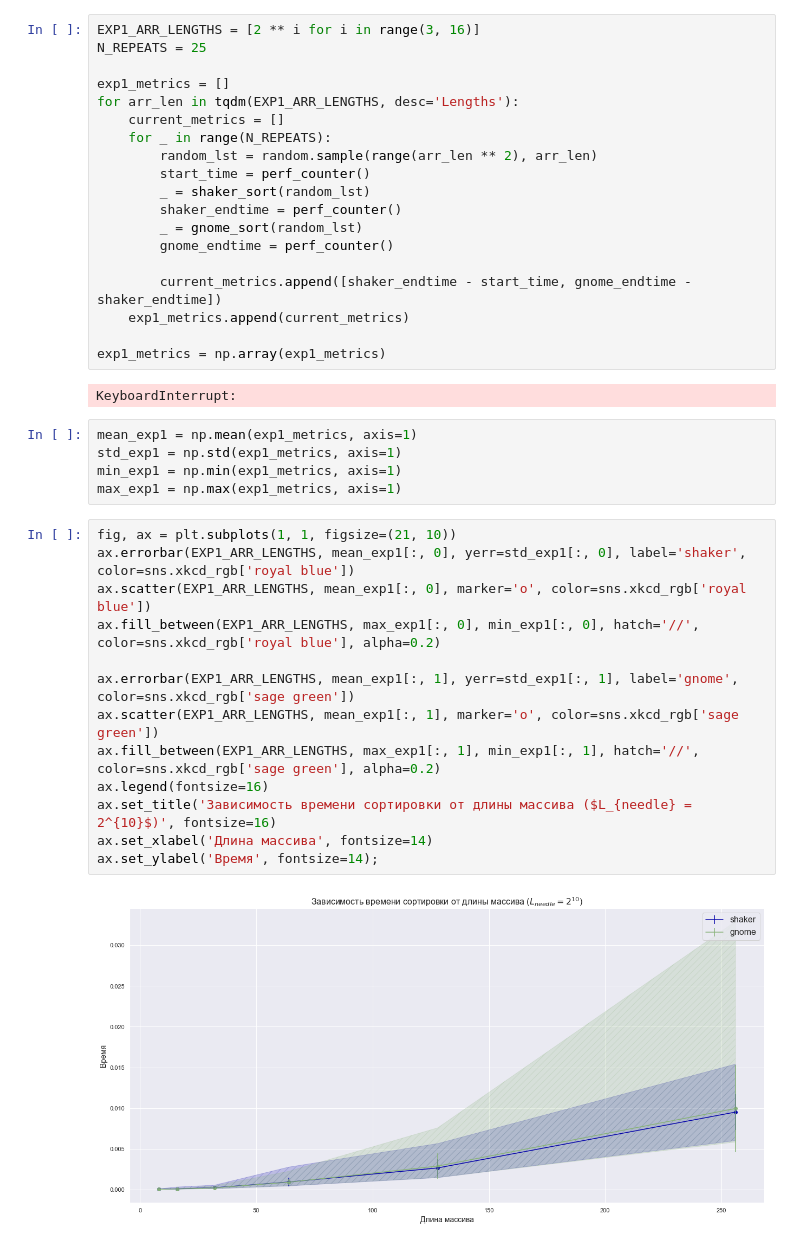
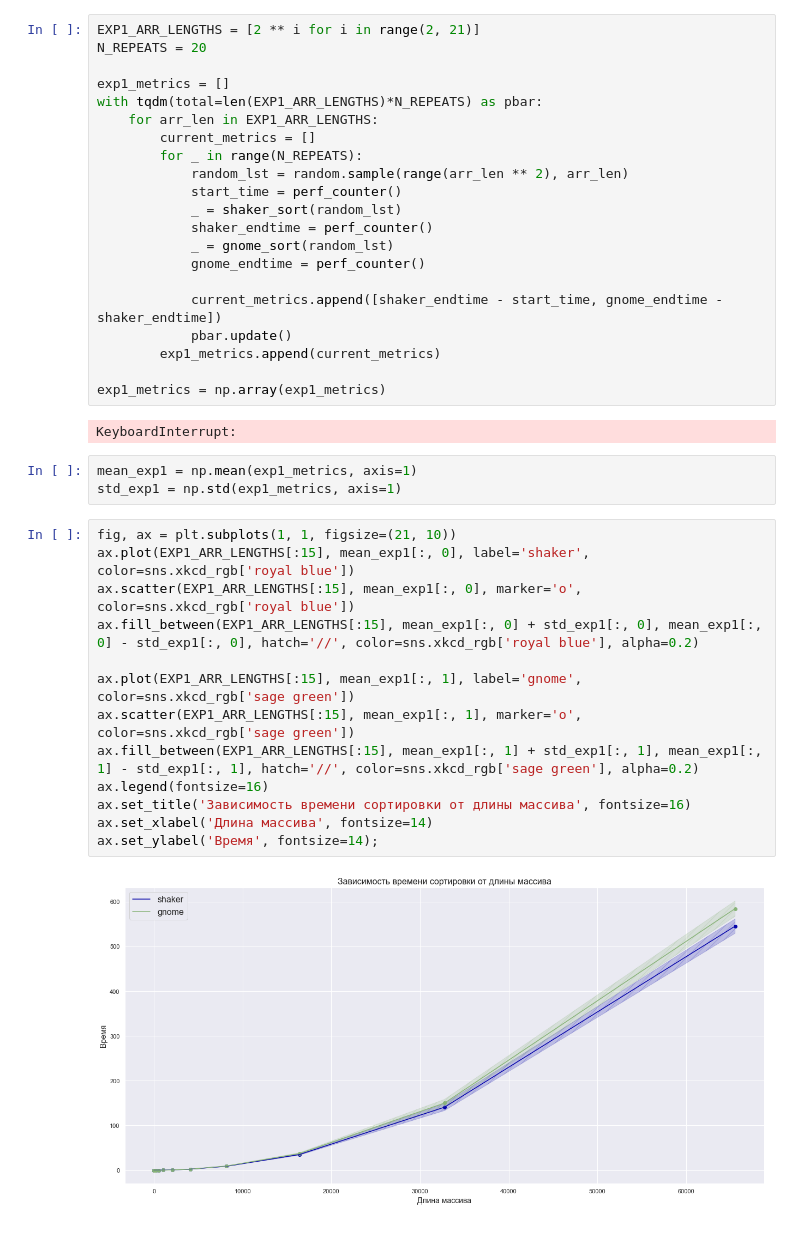
Before and after one commit to astromid/algorithms-structures-course, a Jupyter notebook: notebooks/task2.ipynb, the cells around one changed output. Cells and saved outputs as stored; diff of their text form.

```diff
--- a/notebooks/task2.ipynb
+++ b/notebooks/task2.ipynb
@@ -19,22 +19,24 @@ sns.set()
 # %% [markdown]
 ## 1. Зависимость от длины массива
 # %%
-EXP1_ARR_LENGTHS = [2 ** i for i in range(3, 16)]
-N_REPEATS = 25
+EXP1_ARR_LENGTHS = [2 ** i for i in range(2, 21)]
+N_REPEATS = 20
 
 exp1_metrics = []
-for arr_len in tqdm(EXP1_ARR_LENGTHS, desc='Lengths'):
-    current_metrics = []
-    for _ in range(N_REPEATS):
-        random_lst = random.sample(range(arr_len ** 2), arr_len)
-        start_time = perf_counter()
-        _ = shaker_sort(random_lst)
-        shaker_endtime = perf_counter()
-        _ = gnome_sort(random_lst)
-        gnome_endtime = perf_counter()
+with tqdm(total=len(EXP1_ARR_LENGTHS)*N_REPEATS) as pbar:
+    for arr_len in EXP1_ARR_LENGTHS:
+        current_metrics = []
+        for _ in range(N_REPEATS):
+            random_lst = random.sample(range(arr_len ** 2), arr_len)
+            start_time = perf_counter()
+            _ = shaker_sort(random_lst)
+            shaker_endtime = perf_counter()
+            _ = gnome_sort(random_lst)
+            gnome_endtime = perf_counter()
 
-        current_metrics.append([shaker_endtime - start_time, gnome_endtime - shaker_endtime])
-    exp1_metrics.append(current_metrics)
+            current_metrics.append([shaker_endtime - start_time, gnome_endtime - shaker_endtime])
+            pbar.update()
+        exp1_metrics.append(current_metrics)
 
 exp1_metrics = np.array(exp1_metrics)
 # %% [output]
@@ -42,20 +44,18 @@ KeyboardInterrupt:
 # %%
 mean_exp1 = np.mean(exp1_metrics, axis=1)
 std_exp1 = np.std(exp1_metrics, axis=1)
-min_exp1 = np.min(exp1_metrics, axis=1)
-max_exp1 = np.max(exp1_metrics, axis=1)
 # %%
 fig, ax = plt.subplots(1, 1, figsize=(21, 10))
-ax.errorbar(EXP1_ARR_LENGTHS, mean_exp1[:, 0], yerr=std_exp1[:, 0], label='shaker', color=sns.xkcd_rgb['royal blue'])
-ax.scatter(EXP1_ARR_LENGTHS, mean_exp1[:, 0], marker='o', color=sns.xkcd_rgb['royal blue'])
-ax.fill_between(EXP1_ARR_LENGTHS, max_exp1[:, 0], min_exp1[:, 0], hatch='//', color=sns.xkcd_rgb['royal blue'], alpha=0.2)
+ax.plot(EXP1_ARR_LENGTHS[:15], mean_exp1[:, 0], label='shaker', color=sns.xkcd_rgb['royal blue'])
+ax.scatter(EXP1_ARR_LENGTHS[:15], mean_exp1[:, 0], marker='o', color=sns.xkcd_rgb['royal blue'])
+ax.fill_between(EXP1_ARR_LENGTHS[:15], mean_exp1[:, 0] + std_exp1[:, 0], mean_exp1[:, 0] - std_exp1[:, 0], hatch='//', color=sns.xkcd_rgb['royal blue'], alpha=0.2)
 
-ax.errorbar(EXP1_ARR_LENGTHS, mean_exp1[:, 1], yerr=std_exp1[:, 1], label='gnome', color=sns.xkcd_rgb['sage green'])
-ax.scatter(EXP1_ARR_LENGTHS, mean_exp1[:, 1], marker='o', color=sns.xkcd_rgb['sage green'])
-ax.fill_between(EXP1_ARR_LENGTHS, max_exp1[:, 1], min_exp1[:, 1], hatch='//', color=sns.xkcd_rgb['sage green'], alpha=0.2)
+ax.plot(EXP1_ARR_LENGTHS[:15], mean_exp1[:, 1], label='gnome', color=sns.xkcd_rgb['sage green'])
+ax.scatter(EXP1_ARR_LENGTHS[:15], mean_exp1[:, 1], marker='o', color=sns.xkcd_rgb['sage green'])
+ax.fill_between(EXP1_ARR_LENGTHS[:15], mean_exp1[:, 1] + std_exp1[:, 1], mean_exp1[:, 1] - std_exp1[:, 1], hatch='//', color=sns.xkcd_rgb['sage green'], alpha=0.2)
 ax.legend(fontsize=16)
-ax.set_title('Зависимость времени сортировки от длины массива ($L_{needle} = 2^{10}$)', fontsize=16)
+ax.set_title('Зависимость времени сортировки от длины массива', fontsize=16)
 ax.set_xlabel('Длина массива', fontsize=14)
 ax.set_ylabel('Время', fontsize=14);
 # %% [output]
-[figure, old version]
+[figure, new version]
```
Also changed, not shown: parts of 5 cells of this notebook, 4 other files.
